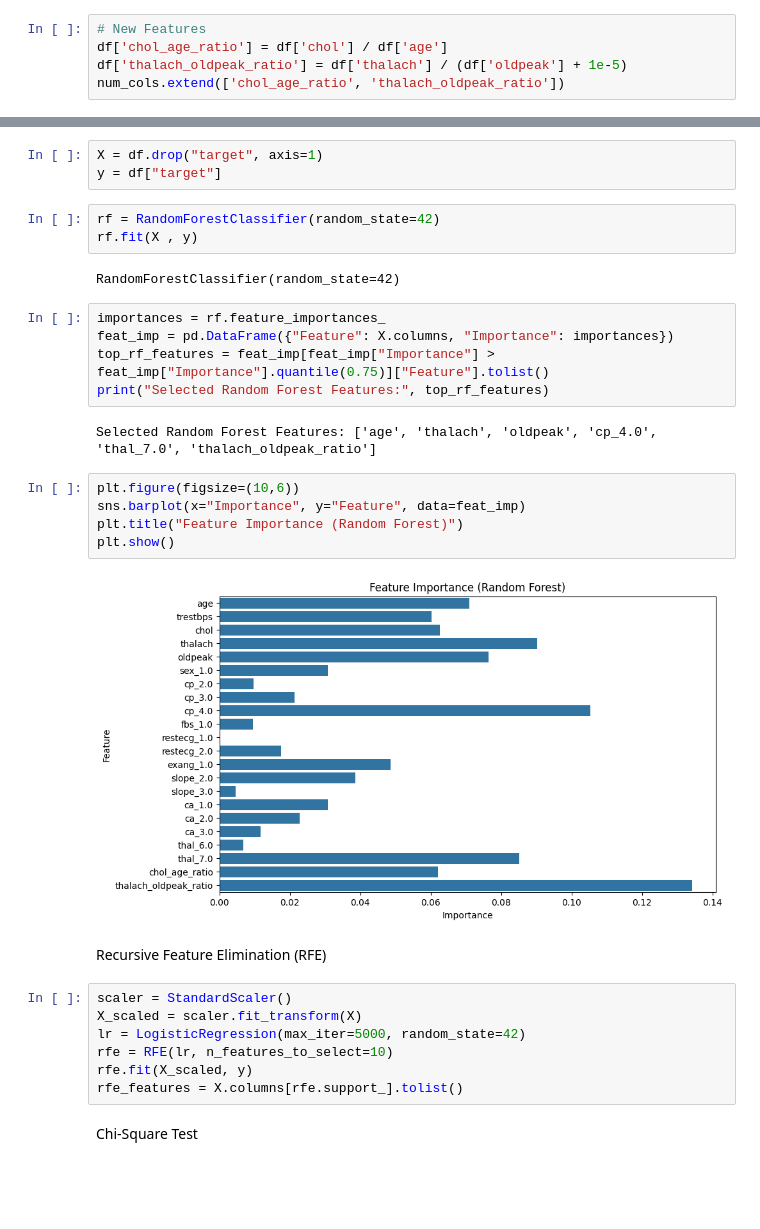
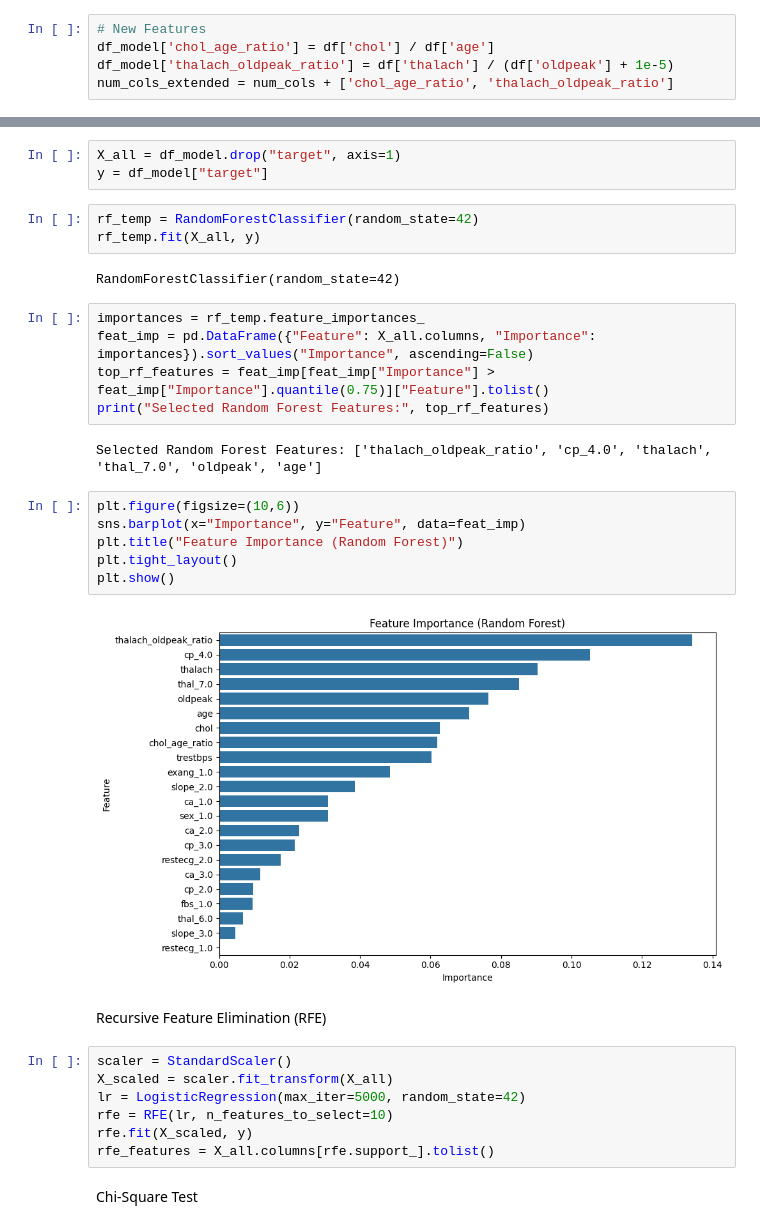
Before and after one commit to habiba-10/-Heart-Disease-Prediction, a Jupyter notebook: Heart_Diseas.ipynb, the cells around one changed output, grey strips where cells are left out. Saved outputs shown, nothing was run; the diff lists cells and outputs as text; blank space fills up the shorter version.

```diff
--- a/Heart_Diseas.ipynb
+++ b/Heart_Diseas.ipynb
@@ -277,44 +289,45 @@ joblib.dump(encoder, "encoder.pkl")
 Feature Engineering
 # %%
 # New Features
-df['chol_age_ratio'] = df['chol'] / df['age']
-df['thalach_oldpeak_ratio'] = df['thalach'] / (df['oldpeak'] + 1e-5)
-num_cols.extend(['chol_age_ratio', 'thalach_oldpeak_ratio'])
+df_model['chol_age_ratio'] = df['chol'] / df['age']
+df_model['thalach_oldpeak_ratio'] = df['thalach'] / (df['oldpeak'] + 1e-5)
+num_cols_extended = num_cols + ['chol_age_ratio', 'thalach_oldpeak_ratio']
 # %% [markdown]
 Feauture Selection
 # %% [markdown]
 Feature Importance (RandomForest)
 # %%
-X = df.drop("target", axis=1)
-y = df["target"]
+X_all = df_model.drop("target", axis=1)
+y = df_model["target"]
 # %%
-rf = RandomForestClassifier(random_state=42)
-rf.fit(X , y)
+rf_temp = RandomForestClassifier(random_state=42)
+rf_temp.fit(X_all, y)
 # %% [output]
 RandomForestClassifier(random_state=42)
 # %%
-importances = rf.feature_importances_
-feat_imp = pd.DataFrame({"Feature": X.columns, "Importance": importances})
+importances = rf_temp.feature_importances_
+feat_imp = pd.DataFrame({"Feature": X_all.columns, "Importance": importances}).sort_values("Importance", ascending=False)
 top_rf_features = feat_imp[feat_imp["Importance"] > feat_imp["Importance"].quantile(0.75)]["Feature"].tolist()
 print("Selected Random Forest Features:", top_rf_features)
 # %% [output]
-Selected Random Forest Features: ['age', 'thalach', 'oldpeak', 'cp_4.0', 'thal_7.0', 'thalach_oldpeak_ratio']
+Selected Random Forest Features: ['thalach_oldpeak_ratio', 'cp_4.0', 'thalach', 'thal_7.0', 'oldpeak', 'age']
 # %%
 plt.figure(figsize=(10,6))
 sns.barplot(x="Importance", y="Feature", data=feat_imp)
 plt.title("Feature Importance (Random Forest)")
+plt.tight_layout()
 plt.show()
 # %% [output]
-[figure, old version]
+[figure, new version]
 # %% [markdown]
  Recursive Feature Elimination (RFE)
 # %%
 scaler = StandardScaler()
-X_scaled = scaler.fit_transform(X)
+X_scaled = scaler.fit_transform(X_all)
 lr = LogisticRegression(max_iter=5000, random_state=42)
 rfe = RFE(lr, n_features_to_select=10)
 rfe.fit(X_scaled, y)
-rfe_features = X.columns[rfe.support_].tolist()
+rfe_features = X_all.columns[rfe.support_].tolist()
 # %% [markdown]
  Chi-Square Test
 # %%
```
Also changed, not shown: parts of 43 cells of this notebook, 3 other files.
